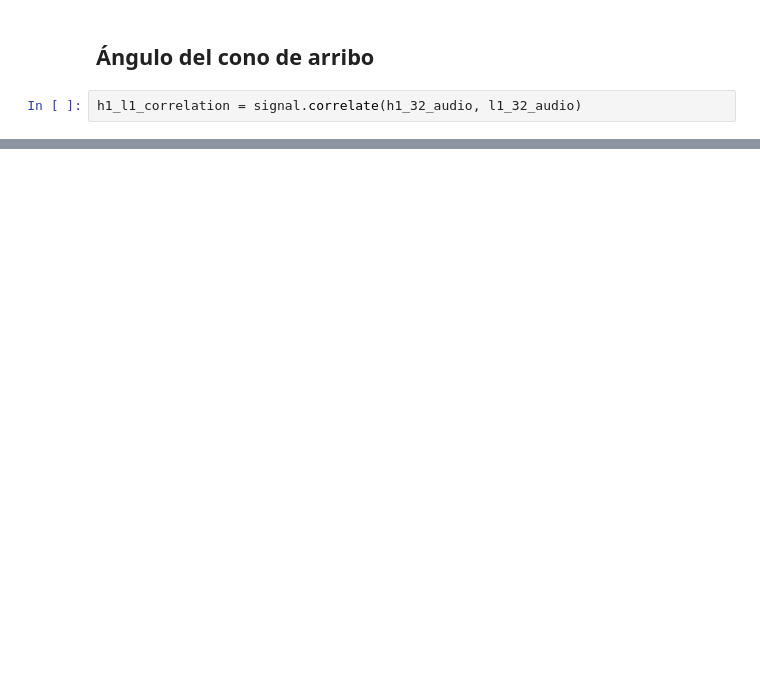
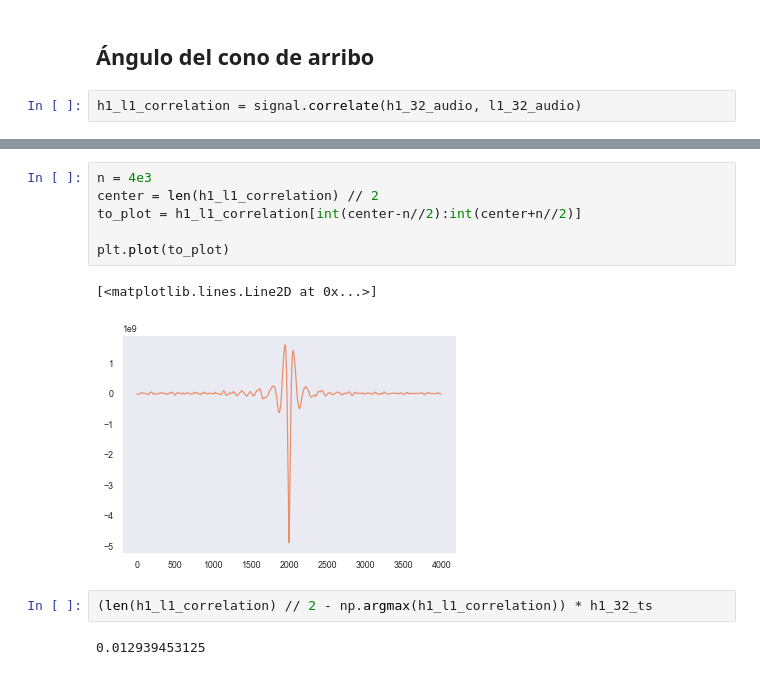
Before and after one commit to asp-image-dsp/asp-tp1, a Jupyter notebook: notebooks/report.ipynb, the cells around one changed output, grey strips where cells are left out. Cells and saved outputs as stored; diff of their text form; blank space fills up the shorter version.

```diff
--- a/notebooks/report.ipynb
+++ b/notebooks/report.ipynb
@@ -800,0 +745,13 @@ plt.plot(l1_32_w_bp)
+# %%
+n = 4e3
+center = len(h1_l1_correlation) // 2
+to_plot = h1_l1_correlation[int(center-n//2):int(center+n//2)]
+
+plt.plot(to_plot)
+# %% [output]
+[<matplotlib.lines.Line2D at 0x...>]
+[figure, added]
+# %%
+(len(h1_l1_correlation) // 2 - np.argmax(h1_l1_correlation)) * h1_32_ts
+# %% [output]
+0.012939453125
```
Also changed, not shown: parts of 9 cells of this notebook.
